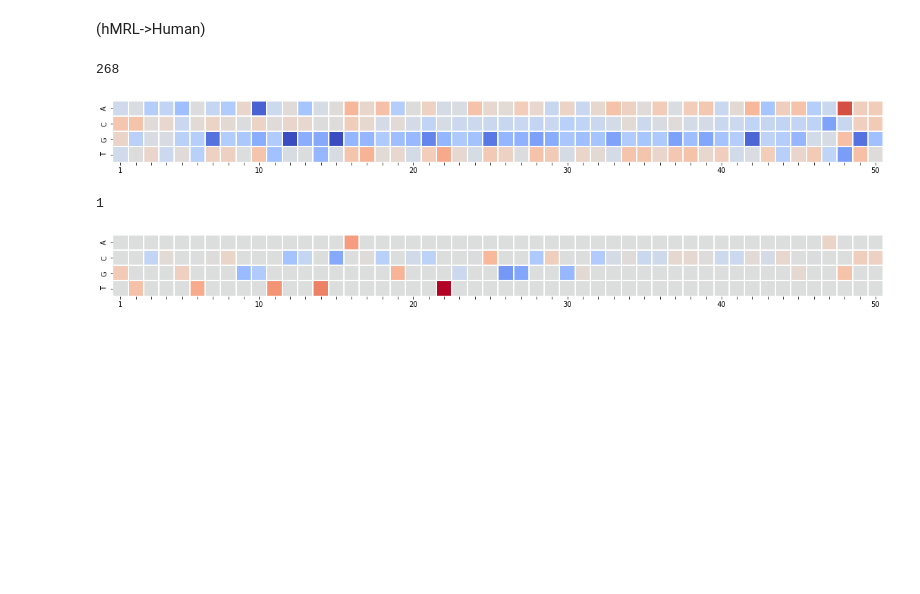
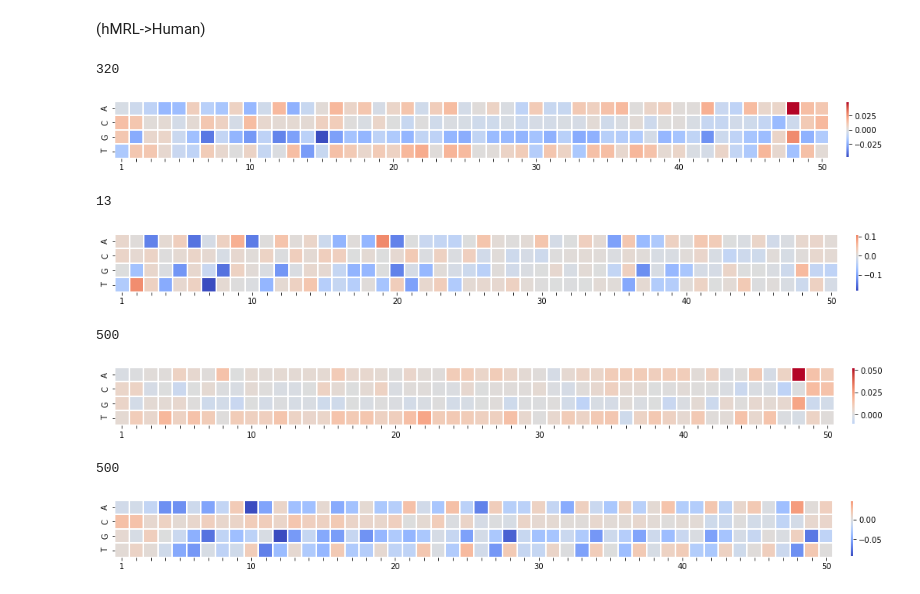
Before and after one commit to ohlerlab/mlcis, a Jupyter notebook: fig1_rh_comp.ipynb, the cells around one changed output. Cells and saved outputs as stored; diff of their text form; code cells hidden in the pictures; blank space fills up the shorter version.

```diff
--- a/fig1_rh_comp.ipynb
+++ b/fig1_rh_comp.ipynb
@@ -22,21 +22,21 @@ def plot_meta(data, model, subset=None):
         print(len(data))
         data_seq = one_hot_encode(data, seq_len=50)
         data_ig = ig.integrated_gradients(model, data_seq)
-        Metaplot(data_ig, colorbar = False)
+        Metaplot(data_ig, colorbar = True)
 
     elif subset == 'lowest_ten':
         data_lowest_ten = data[data['pred'] <= data['pred'].quantile(0.1)]
         print(len(data_lowest_ten))
         lowest_ten_seq = one_hot_encode(data_lowest_ten, seq_len=50)
         lowest_ten_ig = ig.integrated_gradients(model, lowest_ten_seq)
-        Metaplot(lowest_ten_ig, colorbar = False)
+        Metaplot(lowest_ten_ig, colorbar = True)
 
     elif subset == 'highest_ten':
         data_highest_ten = data[data['pred'] >= data['pred'].quantile(0.9)]
         print(len(data_highest_ten))
         highest_ten_seq = one_hot_encode(data_highest_ten, seq_len=50)
         highest_ten_ig = ig.integrated_gradients(model, highest_ten_seq)
-        Metaplot(highest_ten_ig, colorbar = False)
+        Metaplot(highest_ten_ig, colorbar = True)
 
     else:
         raise ValueError()
@@ -173,12 +199,16 @@ plot_meta(fn_test_hmrl_random, hmrl_model)
 # %%
 plot_meta(fp_test_hmrl_human, hmrl_model)
 plot_meta(fn_test_hmrl_human, hmrl_model)
 
 #plot_meta(test_human, hmrl_model)
-#plot_meta(test_human, hmrl_model, subset='highest_ten')
-#plot_meta(test_human, hmrl_model, subset='lowest_ten')
+plot_meta(test_hmrl_human, hmrl_model, subset='highest_ten')
+plot_meta(test_hmrl_human, hmrl_model, subset='lowest_ten')
 # %% [output]
-268
+320
-[figure, old version]
+[figure, new version]
-1
+13
-[figure, old version]
+[figure, new version]
+500
+[figure, added]
+500
+[figure, added]
```
Also changed, not shown: parts of 6 cells of this notebook, 5 other files.
